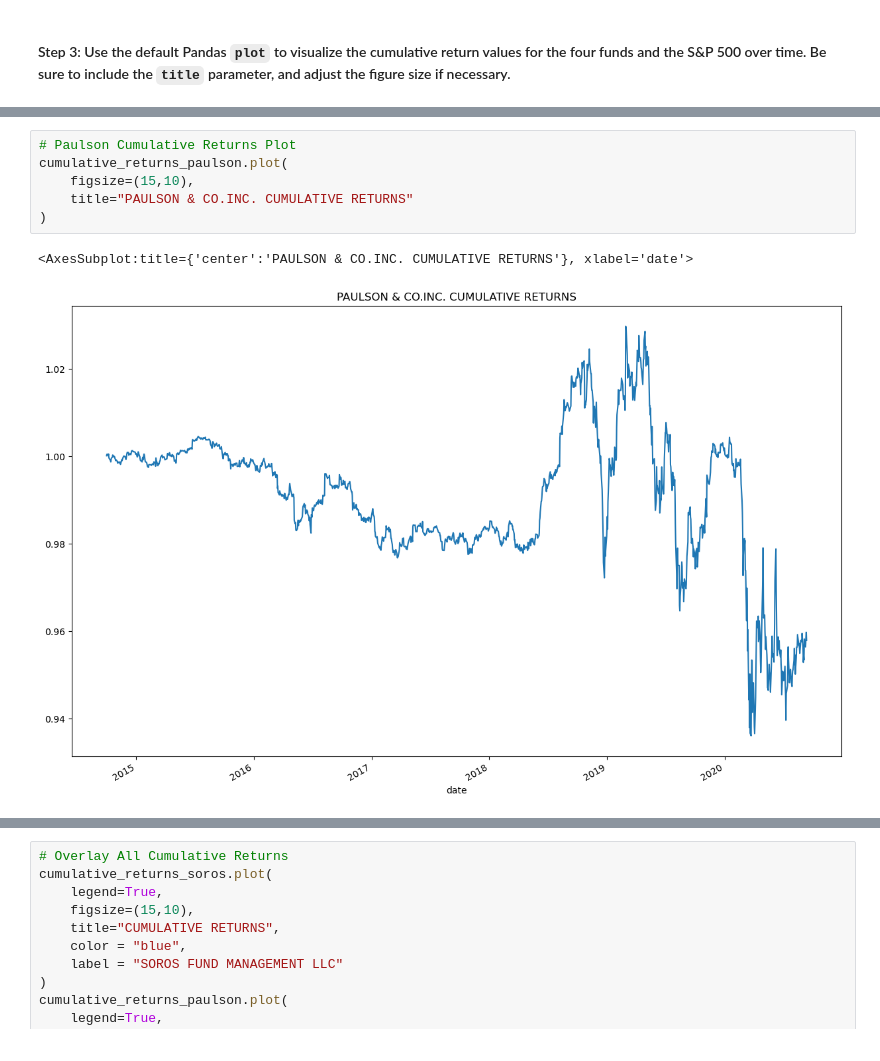
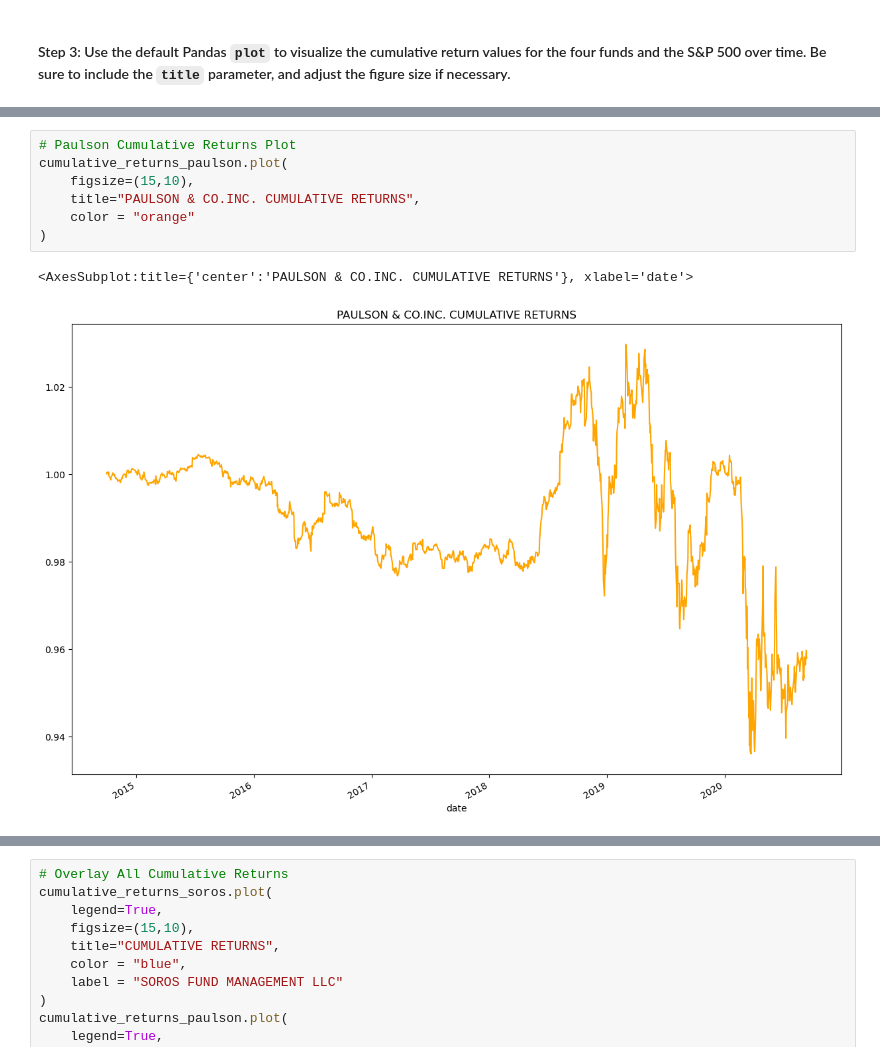
Before and after one commit to alexnovis1/Columbia_Module_4, a Jupyter notebook: Columbia_Module_4/risk_return_analysis.ipynb, the cells around one changed output, grey strips where cells are left out. Saved outputs shown, nothing was run; the diff lists cells and outputs as text.

```diff
--- a/Columbia_Module_4/risk_return_analysis.ipynb
+++ b/Columbia_Module_4/risk_return_analysis.ipynb
@@ -333,12 +374,13 @@ cumulative_returns_soros.plot(
 # %%
 # Paulson Cumulative Returns Plot
 cumulative_returns_paulson.plot(
     figsize=(15,10),
-    title="PAULSON & CO.INC. CUMULATIVE RETURNS"
+    title="PAULSON & CO.INC. CUMULATIVE RETURNS",
+    color = "orange"
 )
 # %% [output]
 <AxesSubplot:title={'center':'PAULSON & CO.INC. CUMULATIVE RETURNS'}, xlabel='date'>
-[figure, old version]
+[figure, new version]
 # %%
 # Tiger Cumulative Returns Plot
 cumulative_returns_tiger.plot(
```
Also changed, not shown: parts of 22 cells of this notebook.
